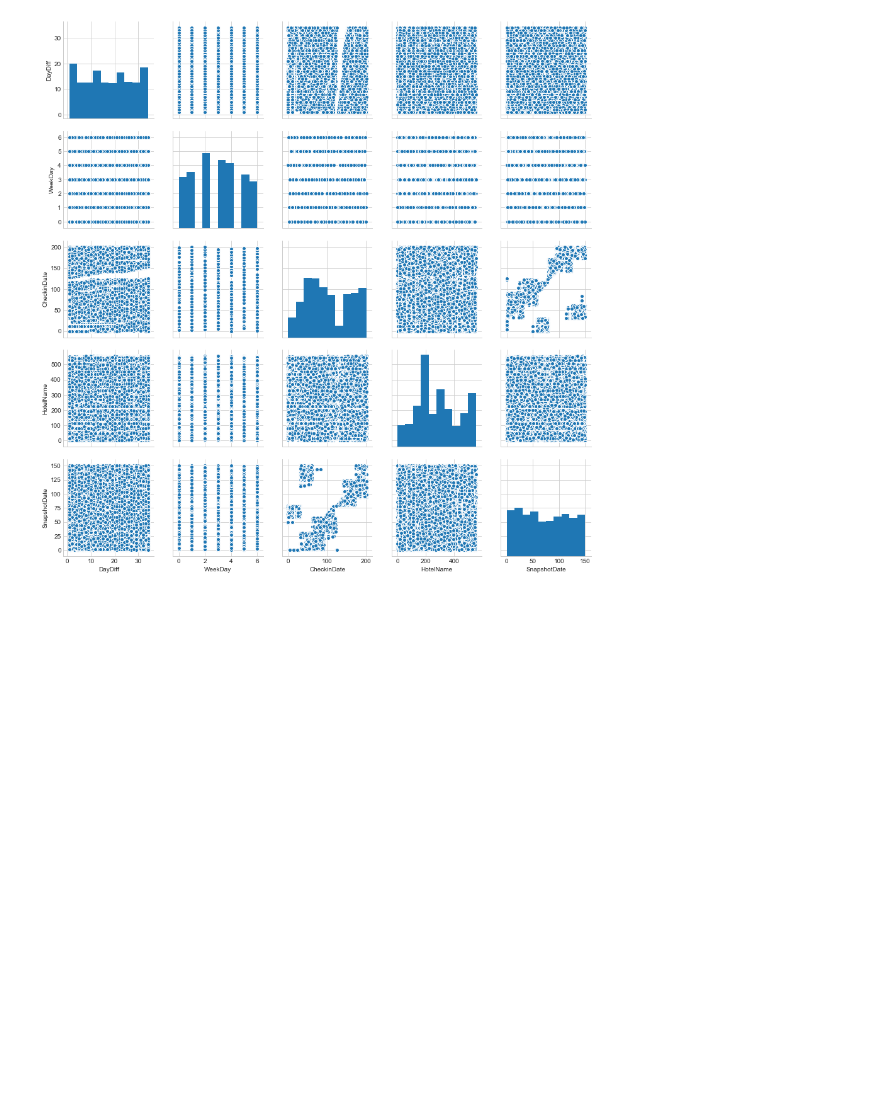
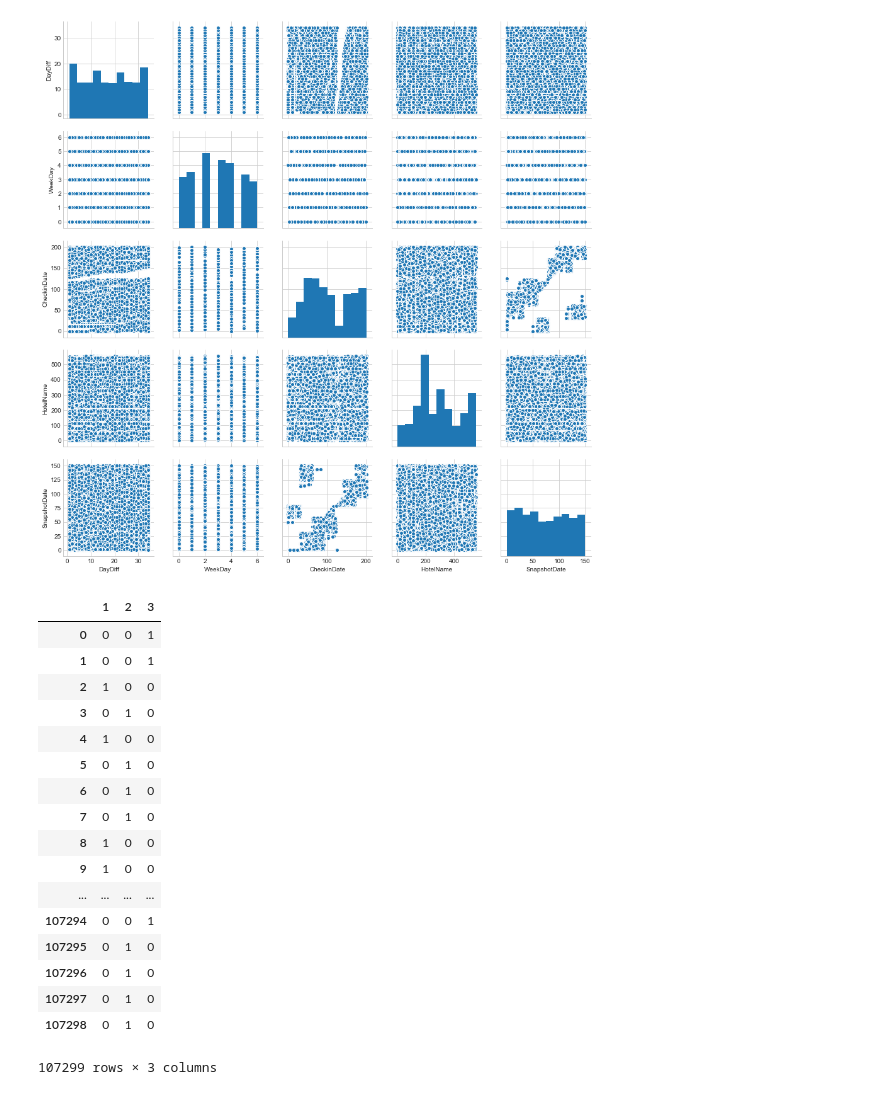
Before and after one commit to EliadProject/Hotels-Data-Science, a Jupyter notebook: FinalProject.ipynb, the cells around one changed output. Drawn from its saved outputs; the diff is of its cells as text; code cells hidden in the pictures; blank space fills up the shorter version.

```diff
--- a/FinalProject.ipynb
+++ b/FinalProject.ipynb
@@ -428,3 +428,24 @@ min        1.000000      0.000000      0.000000      0.000000      0.000000
 max       34.000000      6.000000    201.000000    553.000000    150.000000
 [figure]
 [figure]
+# %%
+pd.get_dummies(y_pred)
+# %% [output]
+|  | 1 | 2 | 3 |
+| 0 | 0 | 0 | 1 |
+| 1 | 0 | 0 | 1 |
+| 2 | 1 | 0 | 0 |
+| 3 | 0 | 1 | 0 |
+| 4 | 1 | 0 | 0 |
+| 5 | 0 | 1 | 0 |
+| 6 | 0 | 1 | 0 |
+| 7 | 0 | 1 | 0 |
+| 8 | 1 | 0 | 0 |
+| 9 | 1 | 0 | 0 |
+| ... | ... | ... | ... |
+| 107294 | 0 | 0 | 1 |
+| 107295 | 0 | 1 | 0 |
+| 107296 | 0 | 1 | 0 |
+| 107297 | 0 | 1 | 0 |
+| 107298 | 0 | 1 | 0 |
+107299 rows × 3 columns
```
Also changed, not shown: parts of 6 cells of this notebook.
